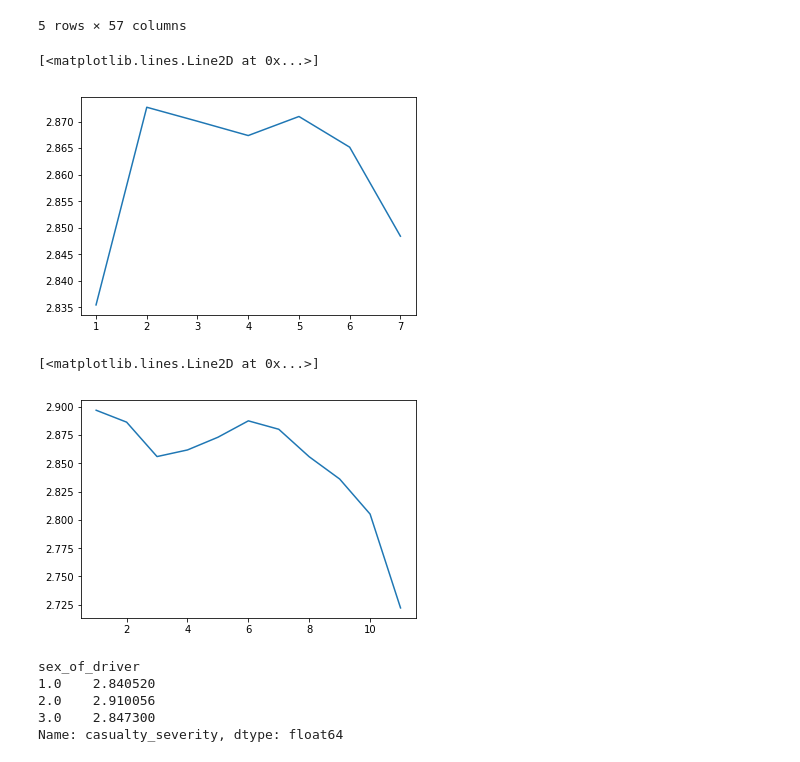
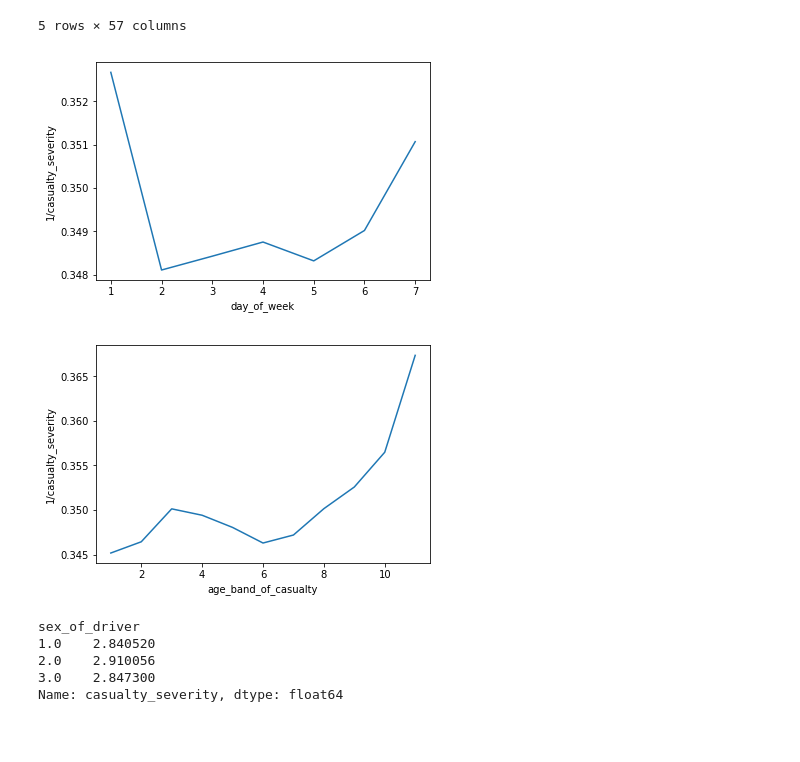
Before and after one commit to RajatRasal/Road-Accidents-Analysis-AI-Hack, a Jupyter notebook: DataCleaning.ipynb, the cells around one changed output. Saved outputs shown, nothing was run; the diff lists cells and outputs as text; code cells hidden in the pictures; blank space fills up the shorter version.

```diff
--- a/DataCleaning.ipynb
+++ b/DataCleaning.ipynb
@@ -133,15 +134,20 @@ casualty index:  [     2      3      5 ... 285327 285329 285330]
 | 8 | 1 | 9.0 | 0.0 | 14.0 | 0.0 | ... |
 5 rows × 57 columns
 # %%
-plt.plot(data.groupby('day_of_week')['casualty_severity'].mean())
+plt.plot(1/data.groupby('day_of_week')['casualty_severity'].mean())
+plt.xlabel('day_of_week')
+plt.ylabel('1/casualty_severity')
+plt.savefig('./casualty_severity_to_day_of_week.jpg')
+plt.show()
 # %% [output]
-[<matplotlib.lines.Line2D at 0x...>]
-[figure, old version]
+[figure, new version]
 # %%
-plt.plot(data.groupby('age_band_of_casualty')['casualty_severity'].mean())
+plt.plot(1/data.groupby('age_band_of_casualty')['casualty_severity'].mean())
+plt.xlabel('age_band_of_casualty')
+plt.ylabel('1/casualty_severity')
+plt.savefig('./casualty_severity_to_age_band_of_casualty.jpg')
 # %% [output]
-[<matplotlib.lines.Line2D at 0x...>]
-[figure, old version]
+[figure, new version]
 # %%
 data.groupby('sex_of_driver')['casualty_severity'].mean()
 # %% [output]
```
Also changed, not shown: parts of 10 cells of this notebook, 8 other files.
